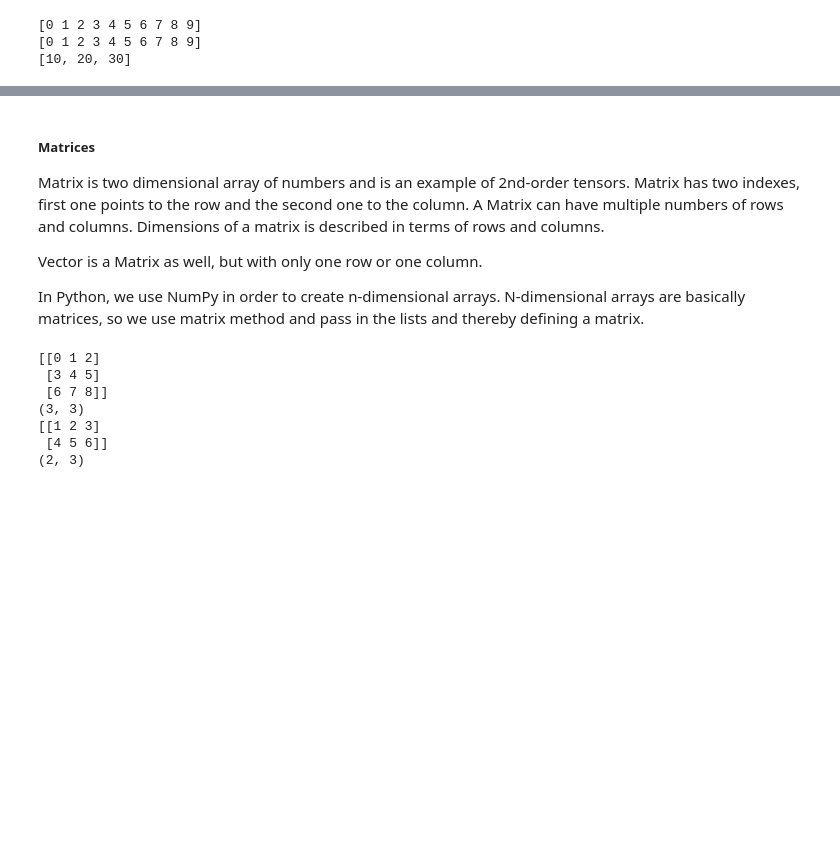
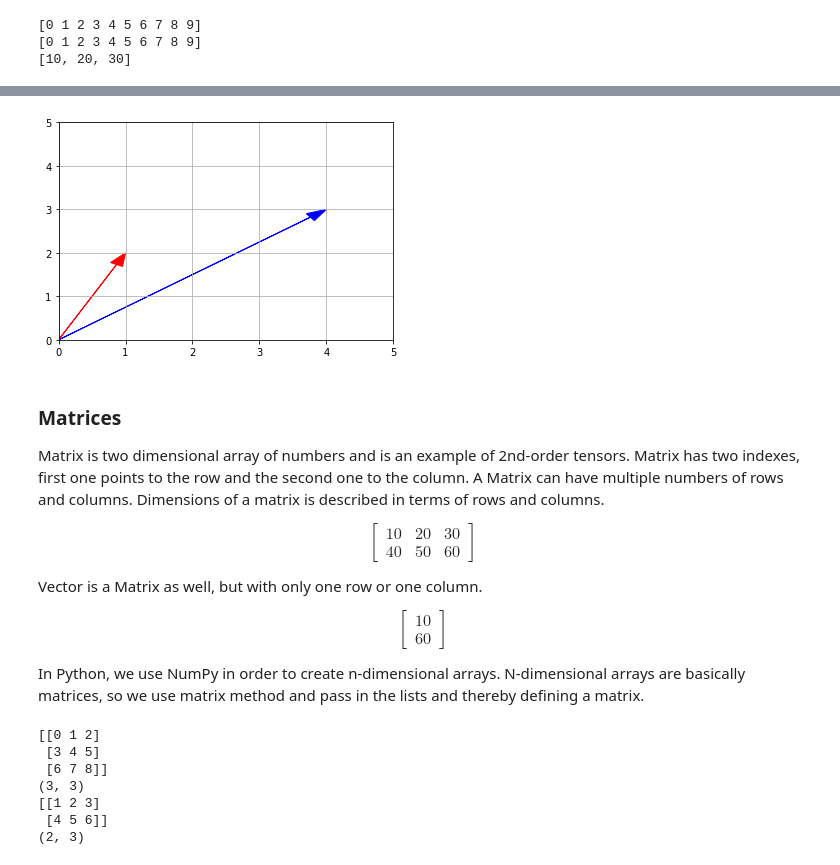
Before and after one commit to fractus-io/linear-algebra-tutorial, a Jupyter notebook: LinearAlgebraBasics.ipynb, the cells around one changed output, grey strips where cells are left out. Drawn from its saved outputs; the diff is of its cells as text; code cells hidden in the pictures; blank space fills up the shorter version.

```diff
--- a/LinearAlgebraBasics.ipynb
+++ b/LinearAlgebraBasics.ipynb
@@ -148,14 +213,28 @@ print(z[1])
+# %%
+plot_vector2d(u, color="r")
+plot_vector2d(v, color="b")
+plt.axis([0, 5, 0, 5])
+plt.grid()
+plt.show()
+# %% [output]
+[figure, added]
 # %% [markdown]
-##### Matrices
+### Matrices
 
 Matrix is two dimensional array of numbers and is an example of 2nd-order tensors.
 Matrix has two indexes, first one points to the row and the second one to the column.
 A Matrix can have multiple numbers of rows and columns.
 Dimensions of a matrix is described in terms of rows and columns.
 
+\begin{bmatrix} 10 & 20 & 30 \\ 40 & 50 & 60 \end{bmatrix}
+
 
 Vector is a Matrix as well, but with only one row or one column.
 
+
+\begin{bmatrix} 10 \\ 60 \end{bmatrix}
+
+
 In Python, we use NumPy in order to create n-dimensional arrays.
 N-dimensional arrays are basically matrices, so we use matrix method and pass in the lists and thereby defining a matrix.
 # %%
```
Also changed, not shown: parts of 16 cells of this notebook.
